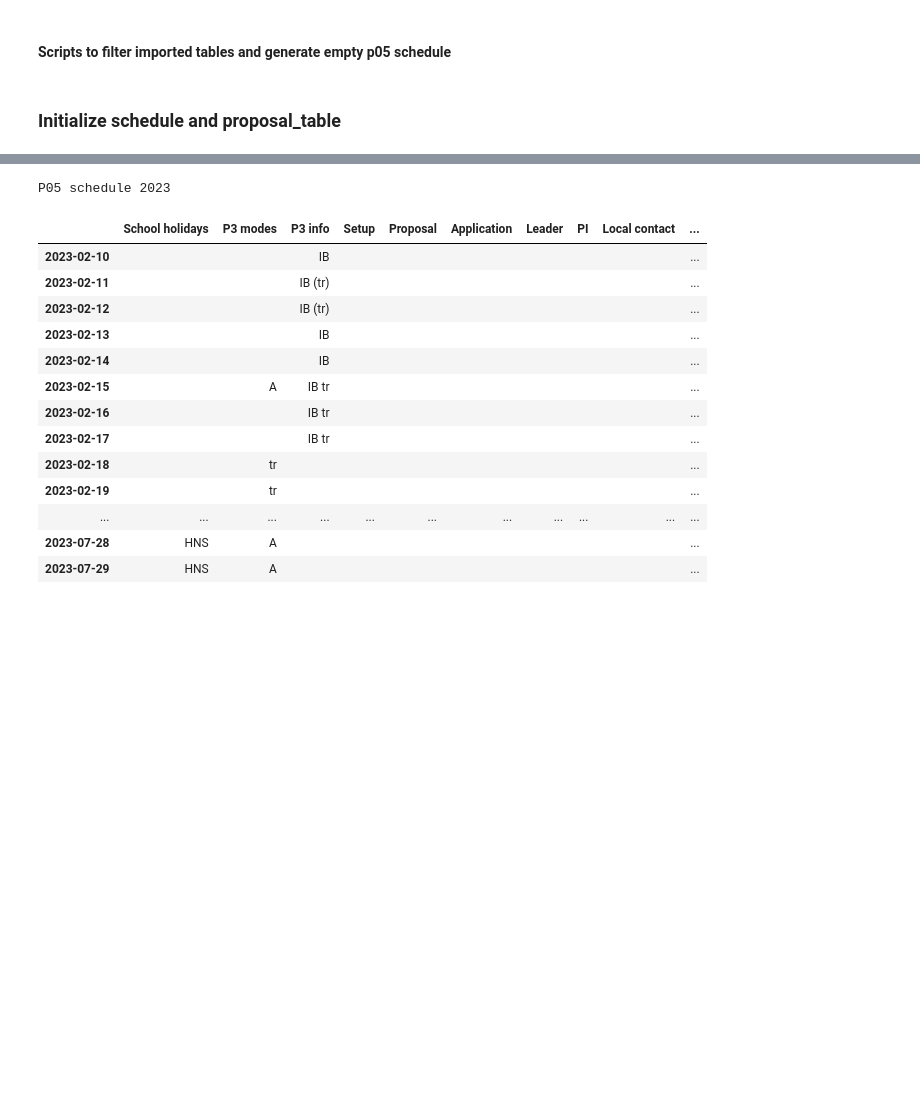
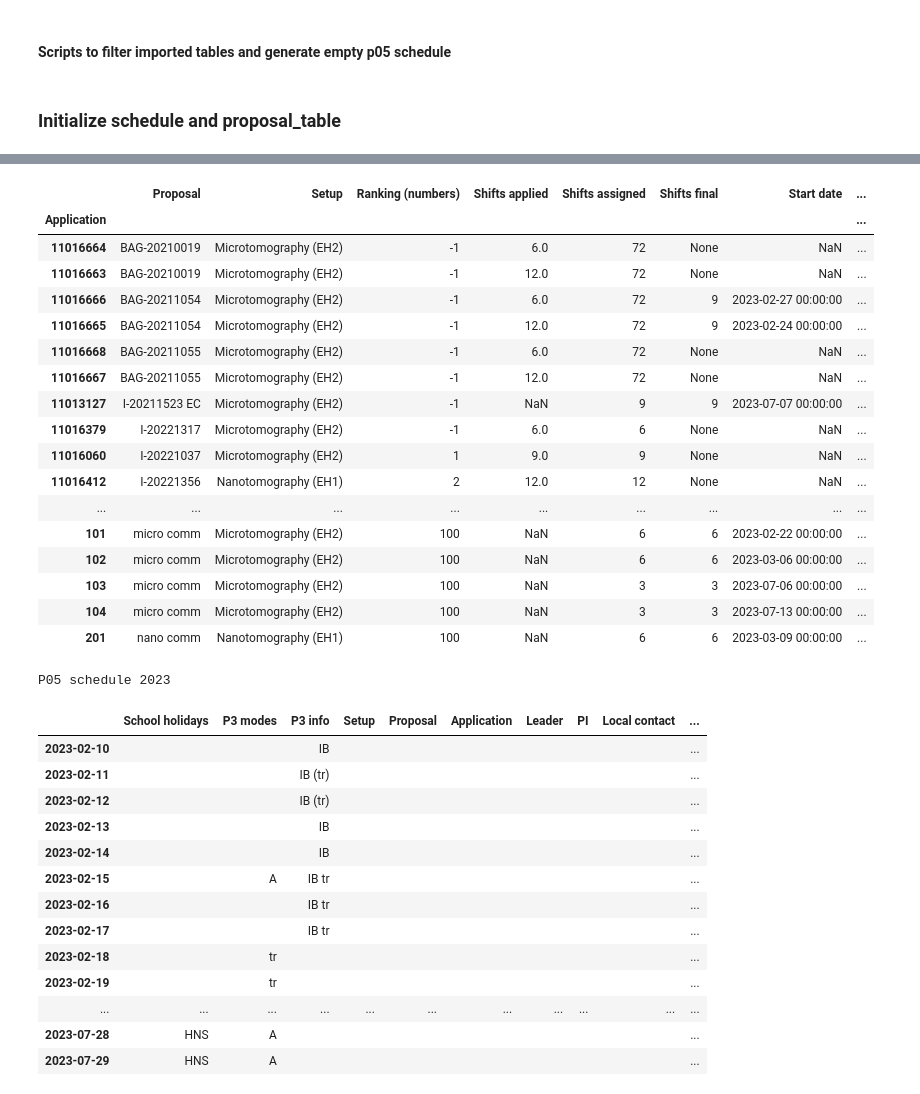
Before and after one commit to feinfinger/p05_scheduler, a Jupyter notebook: 2023_p05_schedule.ipynb, the cells around one changed output, grey strips where cells are left out. Drawn from its saved outputs; the diff is of its cells as text; code cells hidden in the pictures; blank space fills up the shorter version.

```diff
--- a/2023_p05_schedule.ipynb
+++ b/2023_p05_schedule.ipynb
@@ -480,13 +516,19 @@ sch.init_school_holiday_column()
 # The order of execution is important.
 
 # proposals = filter_proposals(proposals, filter_string="2nd call 2022")
-pro = proposals(proposals_path)
+pro = proposals(proposals_path, year)
 
 # Add applications that are also in the unfiltered proposal table
 pro.filter(include=[11016379, 11016663, 11016664, 11016665, 11016666, 11016667, 11016668])
 
 # Add commissioning, inhouse, industry etc
-pro.add_beamtime(101, proposal='micro comm', setup='micro', title='micro commissioning', shifts=30, start_date=dt.datetime(2023, 4, 1))
+pro.add_beamtime(101, proposal='micro comm', setup='micro', title='micro commissioning', shifts=6)
+pro.add_beamtime(102, proposal='micro comm', setup='micro', title='micro commissioning', shifts=6)
+pro.add_beamtime(103, proposal='micro comm', setup='micro', title='micro commissioning', shifts=3)
+pro.add_beamtime(104, proposal='micro comm', setup='micro', title='micro commissioning', shifts=3)
+
+pro.add_beamtime(201, proposal='nano comm', setup='nano', title='nano commissioning', shifts=6)
+pro.add_beamtime(11013127, proposal='I-20211523 EC', setup='micro', leader="Sket", pi="Sket", title='Grain boundary study in hexagonal microstructures by X-ray radiography and tomography during directional solidification', shifts=9, ranking=-1)
 
 # Modify unaceptables
 pro.modify_unacceptables(11016412, None)
@@ -497,10 +539,53 @@ pro.modify_unacceptables(11015918, '01.05-31.05')
 pro.modify_unacceptables(11015832, '09.01-20.01')
 pro.convert_unacceptables(verbose=False)
 
+# This next command is only needed once to prepare the assignment of proposals
+# Copy the output of this command below
+# pro.print_assign_commands(instance_name="pro")
+
 # Assign local contact, start date, shifts and comment to appilcations
-pro.assign(11016379, local_contact="FW", start_date=dt.datetime(2023, 3, 1), shifts=6, comment="Indian proposal von Surya")
-pro.assign(11016663, local_contact="JH", start_date=dt.datetime(2023, 3, 8), shifts=9, comment="")
-pro.assign(11016060, local_contact="JH", start_date=dt.datetime(2023, 2, 7), shifts=9)
 
-# pro.show()
+#  pro.assign(11016668, local_contact="JH", start_date=dt.datetime(2023, 1, 1), shifts=72)  # Wipfler / Hammel, Microtomography (EH2)
+#  pro.assign(11016667, local_contact="JH", start_date=dt.datetime(2023, 1, 1), shifts=72)  # Wipfler / Hammel, Microtomography (EH2)
+pro.assign(11016666, local_contact="JH", start_date=dt.datetime(2023, 2, 27), shifts=9)  # Herzen / Hammel, Microtomography (EH2)
+pro.assign(11016665, local_contact="JH", start_date=dt.datetime(2023, 2, 24), shifts=9)  # Herzen / Hammel, Microtomography (EH2)
+#  pro.assign(11016664, local_contact="JH", start_date=dt.datetime(2023, 1, 1), shifts=72)  # Wipfler / Hammel, Microtomography (EH2)
+#  pro.assign(11016663, local_contact="JH", start_date=dt.datetime(2023, 1, 1), shifts=72)  # Wipfler / Hammel, Microtomography (EH2)
+#  pro.assign(11016379, local_contact="FW", start_date=dt.datetime(2023, 1, 1), shifts=6)  # Rout / Rout, Microtomography (EH2)
+pro.assign(11013127, local_contact="FW", start_date=dt.datetime(2023, 7, 7), shifts=9)  # Sket / Sket, Microtomography (EH2)
+#  pro.assign(11016060, local_contact="JH", start_date=dt.datetime(2023, 1, 1), shifts=9)  # Hammel / Naumann, Microtomography (EH2)
+#  pro.assign(11016358, local_contact="XX", start_date=dt.datetime(2023, 1, 1), shifts=6)  # Blawert / Fazel, Microtomography (EH2)
+#  pro.assign(11016384, local_contact="XX", start_date=dt.datetime(2023, 1, 1), shifts=12)  # Wieland / Hindenlang, Microtomography (EH2)
+#  pro.assign(11015941, local_contact="FW", start_date=dt.datetime(2023, 1, 1), shifts=12)  # Manke / SUN, Microtomography (EH2)
+#  pro.assign(11016078, local_contact="XX", start_date=dt.datetime(2023, 1, 1), shifts=15)  # Adelung / Zeller-Plumhoff, Microtomography (EH2)
+#  pro.assign(11015864, local_contact="XX", start_date=dt.datetime(2023, 1, 1), shifts=9)  # Mayer / Mayer, Microtomography (EH2)
+pro.assign(11016439, local_contact="FW", start_date=dt.datetime(2023, 3, 3), shifts=9)  # Ziesche / Ziesche, Microtomography (EH2)
+#  pro.assign(11016279, local_contact="XX", start_date=dt.datetime(2023, 1, 1), shifts=6)  # Dultz / Dultz, Microtomography (EH2)
+pro.assign(11016144, local_contact="FW", start_date=dt.datetime(2023, 7, 14), shifts=9)  # Pistidda / Karimi, Microtomography (EH2)
+#  pro.assign(11015832, local_contact="FW", start_date=dt.datetime(2023, 1, 1), shifts=9)  # Manke / Osenberg, Microtomography (EH2)
+#  pro.assign(11016289, local_contact="XX", start_date=dt.datetime(2023, 1, 1), shifts=9)  # Engqvist / Engqvist, Microtomography (EH2)
+#  pro.assign(11016351, local_contact="XX", start_date=dt.datetime(2023, 1, 1), shifts=3)  # Hejnol / Hejnol, Microtomography (EH2)
+#  pro.assign(11015942, local_contact="XX", start_date=dt.datetime(2023, 1, 1), shifts=6)  # Blasco-Costa / Blasco-Costa, Microtomography (EH2)
+#  pro.assign(11015918, local_contact="FW", start_date=dt.datetime(2023, 1, 1), shifts=9)  # Manke / Paulisch, Microtomography (EH2)
+#  pro.assign(11016301, local_contact="FW", start_date=dt.datetime(2023, 1, 1), shifts=12)  # Manke / Arlt, Microtomography (EH2)
+#  pro.assign(11016415, local_contact="XX", start_date=dt.datetime(2023, 1, 1), shifts=9)  # Engelkes / Busse, Microtomography (EH2)
+pro.assign(101, local_contact="", start_date=dt.datetime(2023, 2, 22), shifts=6)  # nan / nan, Microtomography (EH2)
+pro.assign(102, local_contact="", start_date=dt.datetime(2023, 3, 6), shifts=6)  # nan / nan, Microtomography (EH2)
+pro.assign(103, local_contact="", start_date=dt.datetime(2023, 7, 6), shifts=3)  # nan / nan, Microtomography (EH2)
+pro.assign(104, local_contact="", start_date=dt.datetime(2023, 7, 13), shifts=3)  # nan / nan, Microtomography (EH2)
+
+
+#  pro.assign(11016412, local_contact="XX", start_date=dt.datetime(2023, 1, 1), shifts=12)  # Hesse / Hesse, Nanotomography (EH1)
+#  pro.assign(11016342, local_contact="XX", start_date=dt.datetime(2023, 1, 1), shifts=9)  # Zippo / Zippo, Nanotomography (EH1)
+#  pro.assign(11015833, local_contact="XX", start_date=dt.datetime(2023, 1, 1), shifts=9)  # Konchakova / Konchakova, Nanotomography (EH1)
+#  pro.assign(11016480, local_contact="XX", start_date=dt.datetime(2023, 1, 1), shifts=12)  # Greving / Herzen, Nanotomography (EH1)
+#  pro.assign(11016186, local_contact="XX", start_date=dt.datetime(2023, 1, 1), shifts=9)  # Tolnai / Tolnai, Nanotomography (EH1)
+#  pro.assign(11015933, local_contact="XX", start_date=dt.datetime(2023, 1, 1), shifts=12)  # Ni / Ni, Nanotomography (EH1)
+#  pro.assign(11016352, local_contact="XX", start_date=dt.datetime(2023, 1, 1), shifts=3)  # Oliveira / Oliveira, Nanotomography (EH1)
+#  pro.assign(11016103, local_contact="XX", start_date=dt.datetime(2023, 1, 1), shifts=9)  # Zeng / Xu, Nanotomography (EH1)
+#  pro.assign(11016148, local_contact="XX", start_date=dt.datetime(2023, 1, 1), shifts=9)  # Soederberg / Gordeyeva, Nanotomography (EH1)
+pro.assign(201, local_contact="", start_date=dt.datetime(2023, 3, 9), shifts=6)  # nan / nan, Microtomography (EH2)
+
+
+pro.show()
 # %% [output]
@@ -508 +592,19 @@ Warning: Beamtime 11016060 (Hammel / Naumann): startdate 2023-02-07 lies with th
+|  | Proposal | Setup | Ranking (numbers) | Shifts applied | Shifts assigned | Shifts final | Start date | ... |
+| Application |  |  |  |  |  |  |  | ... |
+| 11016664 | BAG-20210019 | Microtomography (EH2) | -1 | 6.0 | 72 | None | NaN | ... |
+| 11016663 | BAG-20210019 | Microtomography (EH2) | -1 | 12.0 | 72 | None | NaN | ... |
+| 11016666 | BAG-20211054 | Microtomography (EH2) | -1 | 6.0 | 72 | 9 | 2023-02-27 00:00:00 | ... |
+| 11016665 | BAG-20211054 | Microtomography (EH2) | -1 | 12.0 | 72 | 9 | 2023-02-24 00:00:00 | ... |
+| 11016668 | BAG-20211055 | Microtomography (EH2) | -1 | 6.0 | 72 | None | NaN | ... |
+| 11016667 | BAG-20211055 | Microtomography (EH2) | -1 | 12.0 | 72 | None | NaN | ... |
+| 11013127 | I-20211523 EC | Microtomography (EH2) | -1 | NaN | 9 | 9 | 2023-07-07 00:00:00 | ... |
+| 11016379 | I-20221317 | Microtomography (EH2) | -1 | 6.0 | 6 | None | NaN | ... |
+| 11016060 | I-20221037 | Microtomography (EH2) | 1 | 9.0 | 9 | None | NaN | ... |
+| 11016412 | I-20221356 | Nanotomography (EH1) | 2 | 12.0 | 12 | None | NaN | ... |
+| ... | ... | ... | ... | ... | ... | ... | ... | ... |
+| 101 | micro comm | Microtomography (EH2) | 100 | NaN | 6 | 6 | 2023-02-22 00:00:00 | ... |
+| 102 | micro comm | Microtomography (EH2) | 100 | NaN | 6 | 6 | 2023-03-06 00:00:00 | ... |
+| 103 | micro comm | Microtomography (EH2) | 100 | NaN | 3 | 3 | 2023-07-06 00:00:00 | ... |
+| 104 | micro comm | Microtomography (EH2) | 100 | NaN | 3 | 3 | 2023-07-13 00:00:00 | ... |
+| 201 | nano comm | Nanotomography (EH1) | 100 | NaN | 6 | 6 | 2023-03-09 00:00:00 | ... |
 # %%
```
Also changed, not shown: parts of 7 cells of this notebook.
